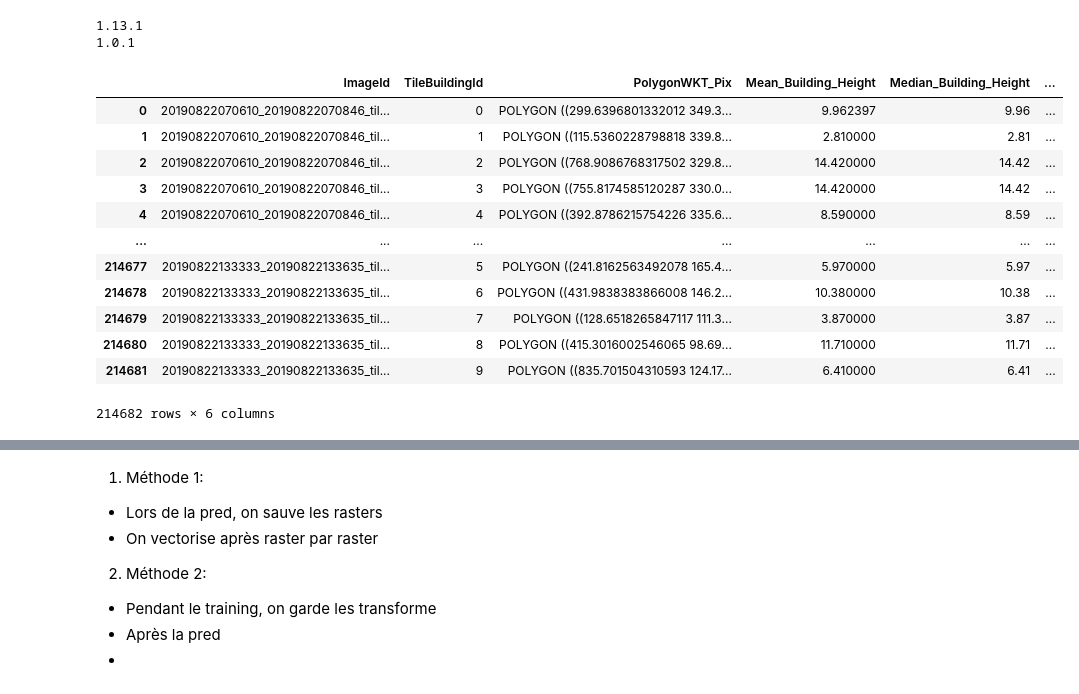
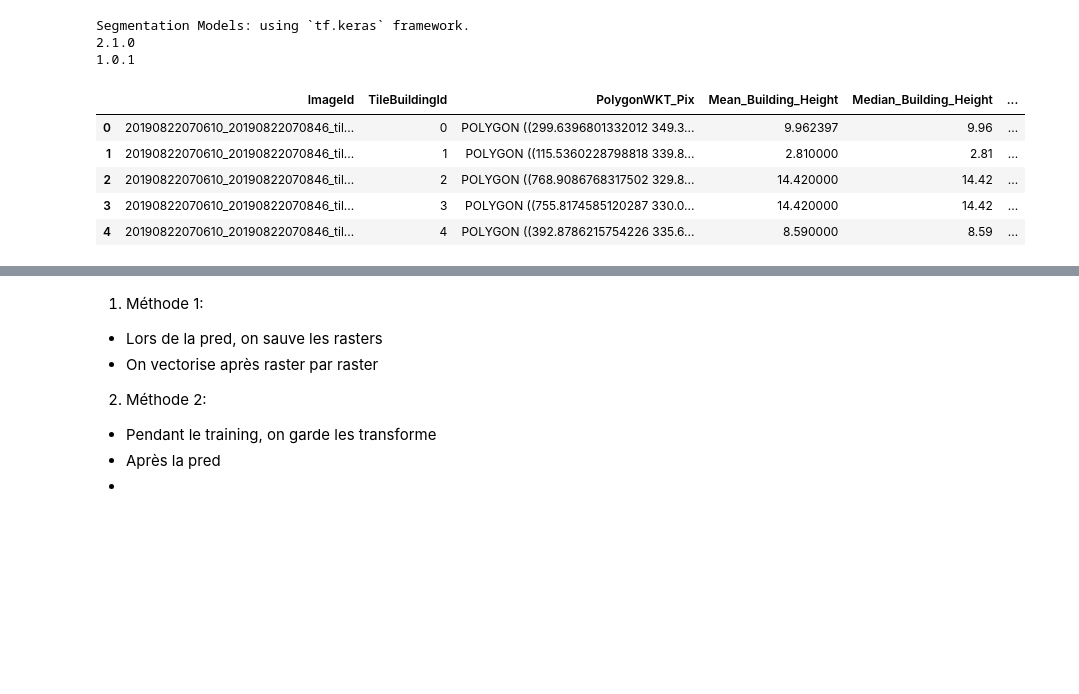
Before and after one commit to Amiel-Kurtis/spacenet6, a Jupyter notebook: baseline_model.ipynb, the cells around one changed output, grey strips where cells are left out. Saved outputs shown, nothing was run; the diff lists cells and outputs as text; code cells hidden in the pictures; blank space fills up the shorter version.

```diff
--- a/baseline_model.ipynb
+++ b/baseline_model.ipynb
@@ -5,6 +5,7 @@
 from itertools import permutations, combinations, cycle
 import os
 from random import sample, shuffle
+import gc
 
 import numpy as np # linear algebra
 import pandas as pd # data processing, CSV file I/O (e.g. pd.read_csv)
@@ -15,7 +16,7 @@ import re
 from efficientnet import tfkeras as efn
 from pathlib import Path
 import rasterio
-
+from rasterio import features
 
 from tensorflow.keras import Sequential
 from tensorflow.keras.layers import Dense, Flatten, Input
@@ -23,8 +24,14 @@ from tensorflow.keras.metrics import Recall
 from tensorflow.keras.utils import plot_model
 from tensorflow.keras.models import Model
 from tensorflow.keras.callbacks import ModelCheckpoint, EarlyStopping, EarlyStopping, CSVLogger, TensorBoard, ReduceLROnPlateau
+import tensorflow as tf
 import segmentation_models as sm
+
+print(tf.__version__)
+print(sm.__version__)
+
 from tensorflow import keras
+from tqdm import tqdm
 
 import matplotlib.pyplot as plt
 
@@ -34,10 +41,16 @@ from shapely import wkt
 from typing import List, Tuple
 from slacker import Slacker
 slack = Slacker('xoxp-406617419703-407736556887-975525827328-1c7c24b94d95408268b84ada0b16d937')
+
+
+TRAIN_COMMON_PATH = Path('train/AOI_11_Rotterdam')
+TRAIN_SAR_PATH = TRAIN_COMMON_PATH/'SAR-Intensity'
+TRAIN_GT_PATH = TRAIN_COMMON_PATH/'train_ground_truth'
+TEST_SAR_PATH = None #TODO
+TEST_GT_PATH = None #TODO
+
+FILENAME_PATTERN = re.compile('SN6_Train_AOI_11_Rotterdam_SAR-Intensity_(\d*_\d*_tile_\d*).tif')
+# %% [output]
+Segmentation Models: using `tf.keras` framework.
+2.1.0
+1.0.1
-# %%
-import tensorflow as tf
-print(tf.__version__)
-print(sm.__version__)
-# %% [output]
-1.13.1
-1.0.1
@@ -74,17 +86,10 @@ def get_array_from_tiff(path):
 # %%
 buildings = pd.read_csv(TRAIN_COMMON_PATH/'SummaryData/SN6_Train_AOI_11_Rotterdam_Buildings.csv',engine='python')
-buildings
+buildings.head()
 # %% [output]
 |  | ImageId | TileBuildingId | PolygonWKT_Pix | Mean_Building_Height | Median_Building_Height | ... |
 | 0 | 20190822070610_20190822070846_til... | 0 | POLYGON ((299.6396801332012 349.3... | 9.962397 | 9.96 | ... |
 | 1 | 20190822070610_20190822070846_til... | 1 | POLYGON ((115.5360228798818 339.8... | 2.810000 | 2.81 | ... |
 | 2 | 20190822070610_20190822070846_til... | 2 | POLYGON ((768.9086768317502 329.8... | 14.420000 | 14.42 | ... |
 | 3 | 20190822070610_20190822070846_til... | 3 | POLYGON ((755.8174585120287 330.0... | 14.420000 | 14.42 | ... |
 | 4 | 20190822070610_20190822070846_til... | 4 | POLYGON ((392.8786215754226 335.6... | 8.590000 | 8.59 | ... |
-| ... | ... | ... | ... | ... | ... | ... |
-| 214677 | 20190822133333_20190822133635_til... | 5 | POLYGON ((241.8162563492078 165.4... | 5.970000 | 5.97 | ... |
-| 214678 | 20190822133333_20190822133635_til... | 6 | POLYGON ((431.9838383866008 146.2... | 10.380000 | 10.38 | ... |
-| 214679 | 20190822133333_20190822133635_til... | 7 | POLYGON ((128.6518265847117 111.3... | 3.870000 | 3.87 | ... |
-| 214680 | 20190822133333_20190822133635_til... | 8 | POLYGON ((415.3016002546065 98.69... | 11.710000 | 11.71 | ... |
-| 214681 | 20190822133333_20190822133635_til... | 9 | POLYGON ((835.701504310593 124.17... | 6.410000 | 6.41 | ... |
-214682 rows × 6 columns
```
Also changed, not shown: parts of 38 cells of this notebook.
